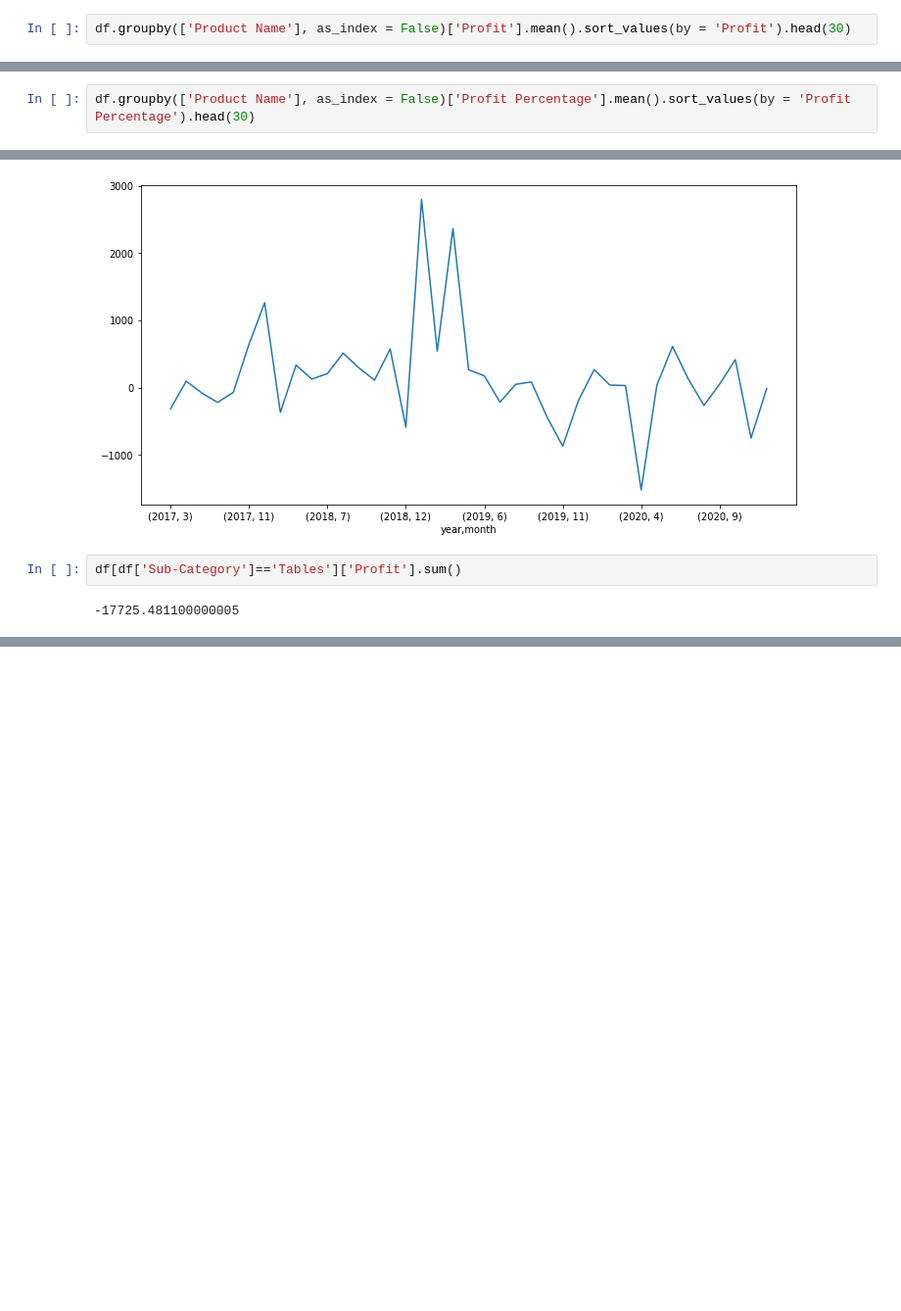
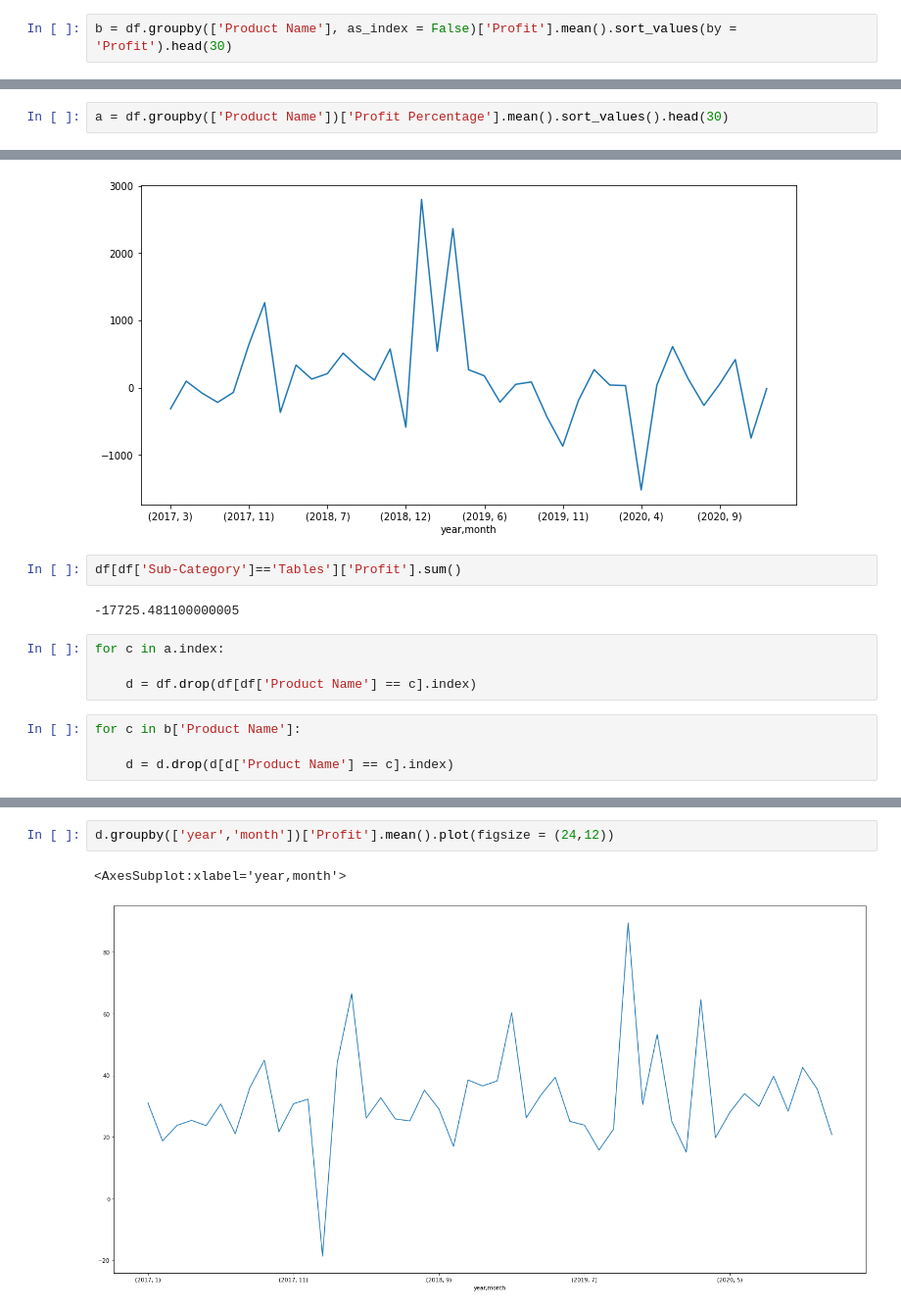
Before and after one commit to zeeshanhaider743/Customer-Segmentation, a Jupyter notebook: EDA customer Segmentation.ipynb, the cells around one changed output, grey strips where cells are left out. Shown: that part at 98% size. Cells and saved outputs as stored; diff of their text form; blank space fills up the shorter version.

```diff
--- a/EDA customer Segmentation.ipynb
+++ b/EDA customer Segmentation.ipynb
@@ -201,4 +201,4 @@ df.groupby(['Product Name'], as_index = False)['Sales'].mean().sort_values(by =
 | 811 | Hewlett-Packard Desktjet 6988DT R... | 3404.500000 |
 | 1350 | Riverside Palais Royal Lawyers Bo... | 3122.193120 |
 # %%
-df.groupby(['Product Name'], as_index = False)['Profit'].mean().sort_values(by = 'Profit').head(30)
+b = df.groupby(['Product Name'], as_index = False)['Profit'].mean().sort_values(by = 'Profit').head(30)
@@ -287,4 +289,4 @@ df.groupby(['Sub-Category'], as_index = False)['Profit Percentage'].mean().sort_
 | 13 | Phones | 11.922197 |
 | 15 | Supplies | 11.203947 |
 # %%
-df.groupby(['Product Name'], as_index = False)['Profit Percentage'].mean().sort_values(by = 'Profit Percentage').head(30)
+a = df.groupby(['Product Name'])['Profit Percentage'].mean().sort_values().head(30)
@@ -387,3 +391,11 @@ df[df['Sub-Category']=='Machines'].groupby(['year','month'])['Profit'].mean().pl
 df[df['Sub-Category']=='Tables']['Profit'].sum()
 # %% [output]
 -17725.481100000005
+# %%
+for c in a.index:
+
+    d = df.drop(df[df['Product Name'] == c].index)
+# %%
+for c in b['Product Name']:
+
+    d = d.drop(d[d['Product Name'] == c].index)
@@ -389,0 +463,5 @@ df[df['Sub-Category']=='Tables']['Profit'].sum()
+# %%
+d.groupby(['year','month'])['Profit'].mean().plot(figsize = (24,12))
+# %% [output]
+<AxesSubplot:xlabel='year,month'>
+[figure, added]
```
Also changed, not shown: parts of 8 cells of this notebook.
